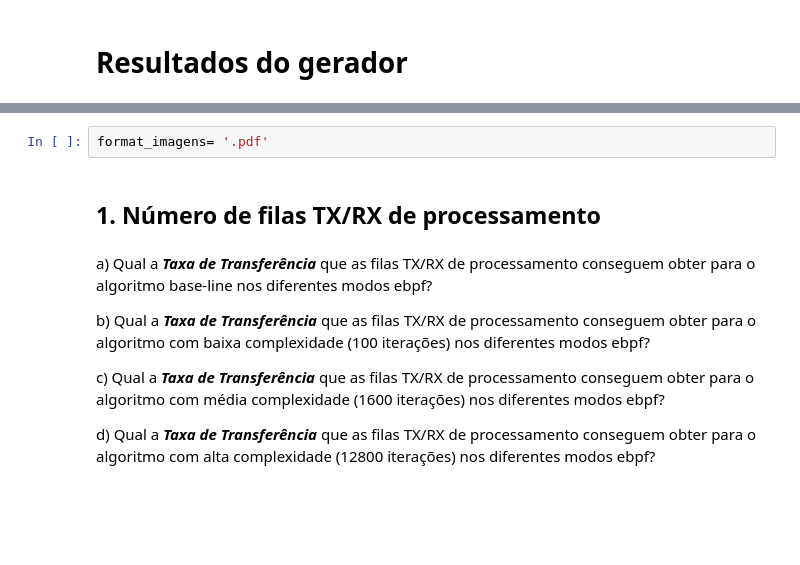
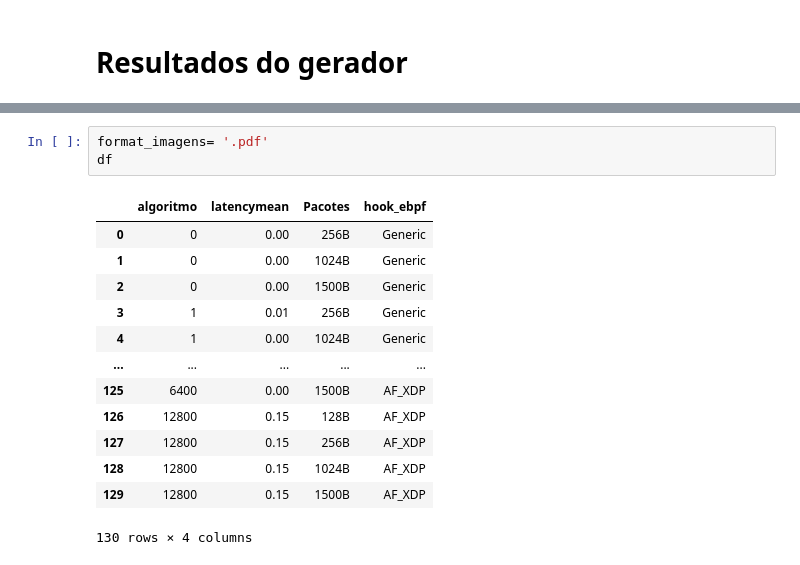
Before and after one commit to igor-capeletti/tcc_eBPF_XDP, a Jupyter notebook: scripts/python/gera_graficos_latencia.ipynb, the cells around one changed output, grey strips where cells are left out. Cells and saved outputs as stored; diff of their text form; blank space fills up the shorter version.

```diff
--- a/scripts/python/gera_graficos_latencia.ipynb
+++ b/scripts/python/gera_graficos_latencia.ipynb
@@ -141,12 +91,17 @@ df_gerador
 # %%
 format_imagens= '.pdf'
+df
+# %% [output]
+|  | algoritmo | latencymean | Pacotes | hook_ebpf |
+| 0 | 0 | 0.00 | 256B | Generic |
+| 1 | 0 | 0.00 | 1024B | Generic |
+| 2 | 0 | 0.00 | 1500B | Generic |
+| 3 | 1 | 0.01 | 256B | Generic |
+| 4 | 1 | 0.00 | 1024B | Generic |
+| ... | ... | ... | ... | ... |
+| 125 | 6400 | 0.00 | 1500B | AF_XDP |
+| 126 | 12800 | 0.15 | 128B | AF_XDP |
+| 127 | 12800 | 0.15 | 256B | AF_XDP |
+| 128 | 12800 | 0.15 | 1024B | AF_XDP |
+| 129 | 12800 | 0.15 | 1500B | AF_XDP |
+130 rows × 4 columns
-# %% [markdown]
-## 1. Número de filas TX/RX de processamento
-# %% [markdown]
-a) Qual a ***Taxa de Transferência*** que as filas TX/RX de processamento conseguem obter para o algoritmo base-line nos diferentes modos ebpf?
-
-b) Qual a ***Taxa de Transferência*** que as filas TX/RX de processamento conseguem obter para o algoritmo com baixa complexidade (100 iterações) nos diferentes modos ebpf?
-
-c) Qual a ***Taxa de Transferência*** que as filas TX/RX de processamento conseguem obter para o algoritmo com média complexidade (1600 iterações) nos diferentes modos ebpf?
-
-d) Qual a ***Taxa de Transferência*** que as filas TX/RX de processamento conseguem obter para o algoritmo com alta complexidade (12800 iterações) nos diferentes modos ebpf?
```
Also changed, not shown: parts of 32 cells of this notebook, 32 other files.
